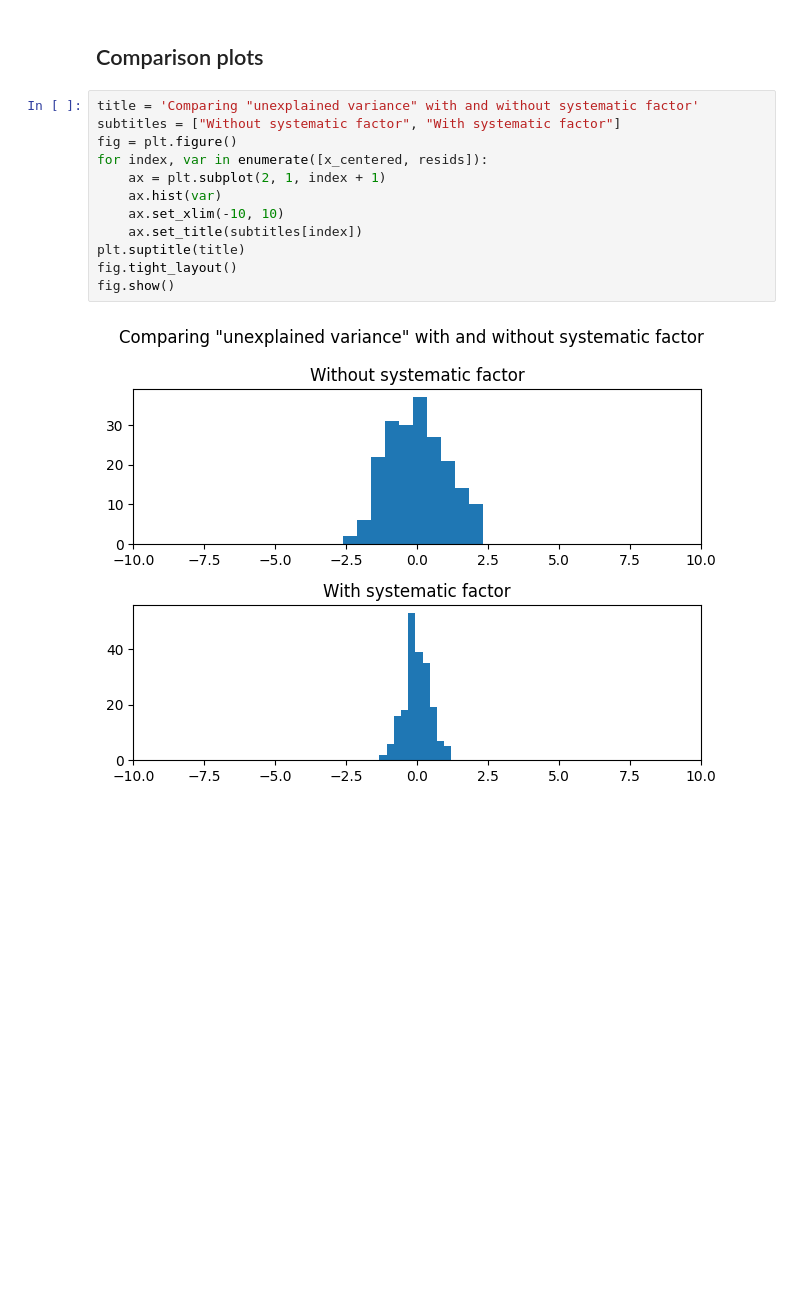
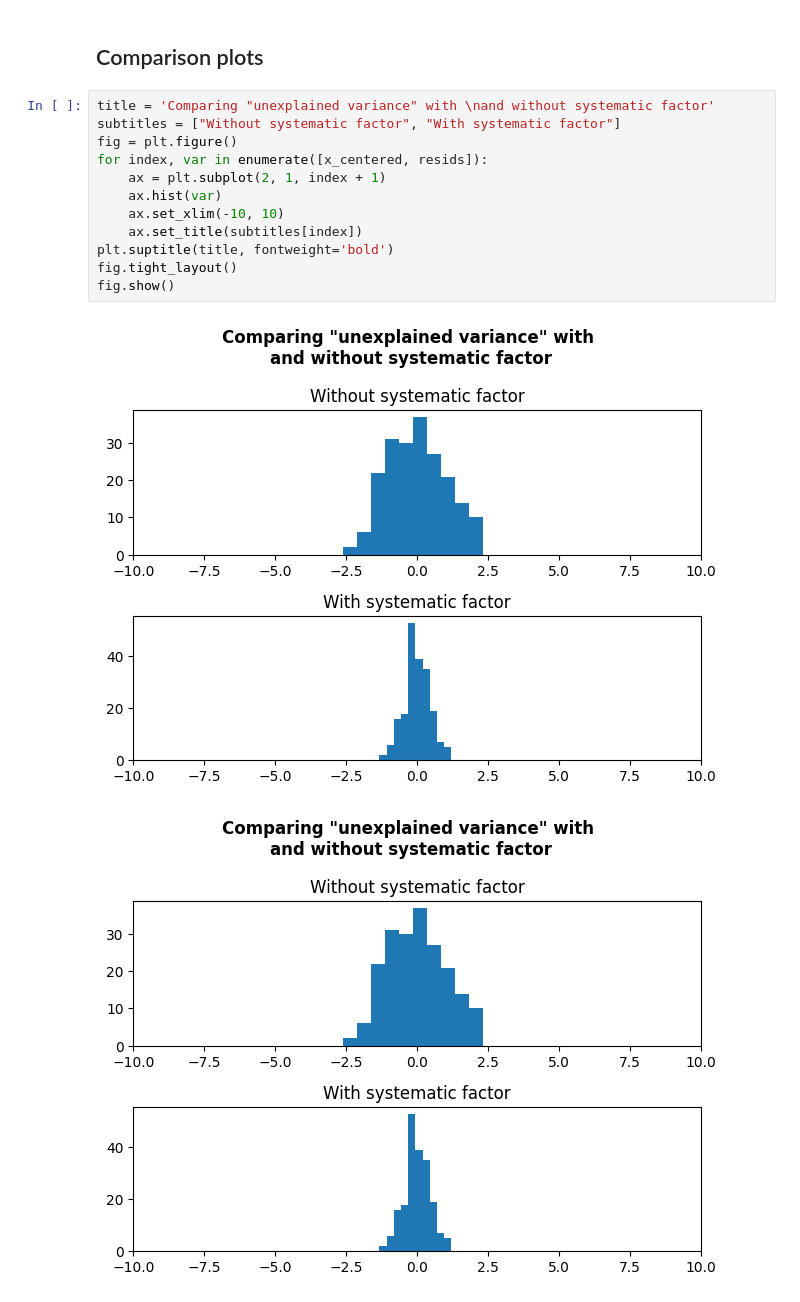
Before and after one commit to nayefahmad/stats-notes, a Jupyter notebook: src/2022-11-30_unexplained-variance-with-and-without-systematic-factors.ipynb, the cells around one changed output. Cells and saved outputs as stored; diff of their text form; blank space fills up the shorter version.

```diff
--- a/src/2022-11-30_unexplained-variance-with-and-without-systematic-factors.ipynb
+++ b/src/2022-11-30_unexplained-variance-with-and-without-systematic-factors.ipynb
@@ -73,16 +74,17 @@ resids = y - train_preds
 # %% [markdown]
 ## Comparison plots
 # %%
-title = 'Comparing "unexplained variance" with and without systematic factor'
+title = 'Comparing "unexplained variance" with \nand without systematic factor'
 subtitles = ["Without systematic factor", "With systematic factor"]
 fig = plt.figure()
 for index, var in enumerate([x_centered, resids]):
     ax = plt.subplot(2, 1, index + 1)
     ax.hist(var)
     ax.set_xlim(-10, 10)
     ax.set_title(subtitles[index])
-plt.suptitle(title)
+plt.suptitle(title, fontweight='bold')
 fig.tight_layout()
 fig.show()
 # %% [output]
-[figure, old version]
+[figure, new version]
+[figure, added]
```
Also changed, not shown: parts of 1 cell of this notebook, 1 other file.
